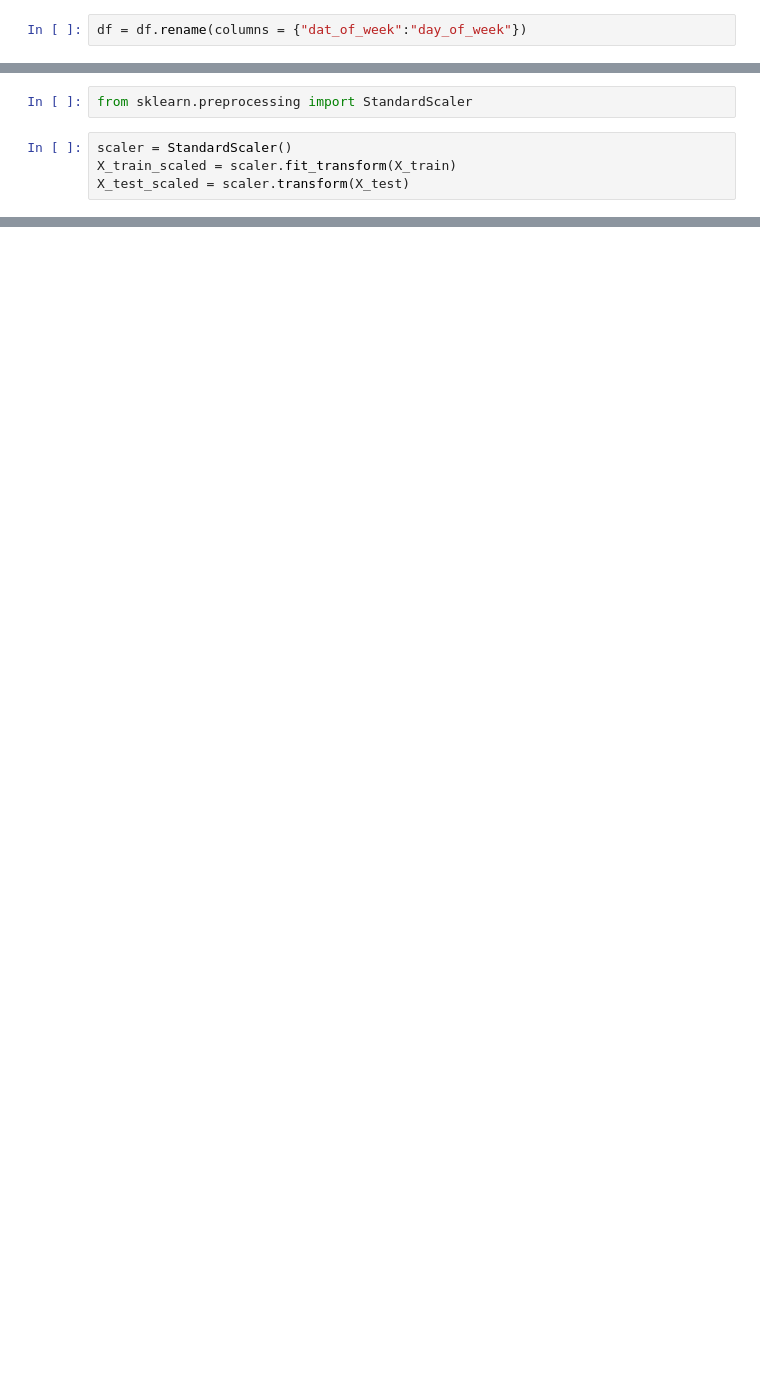
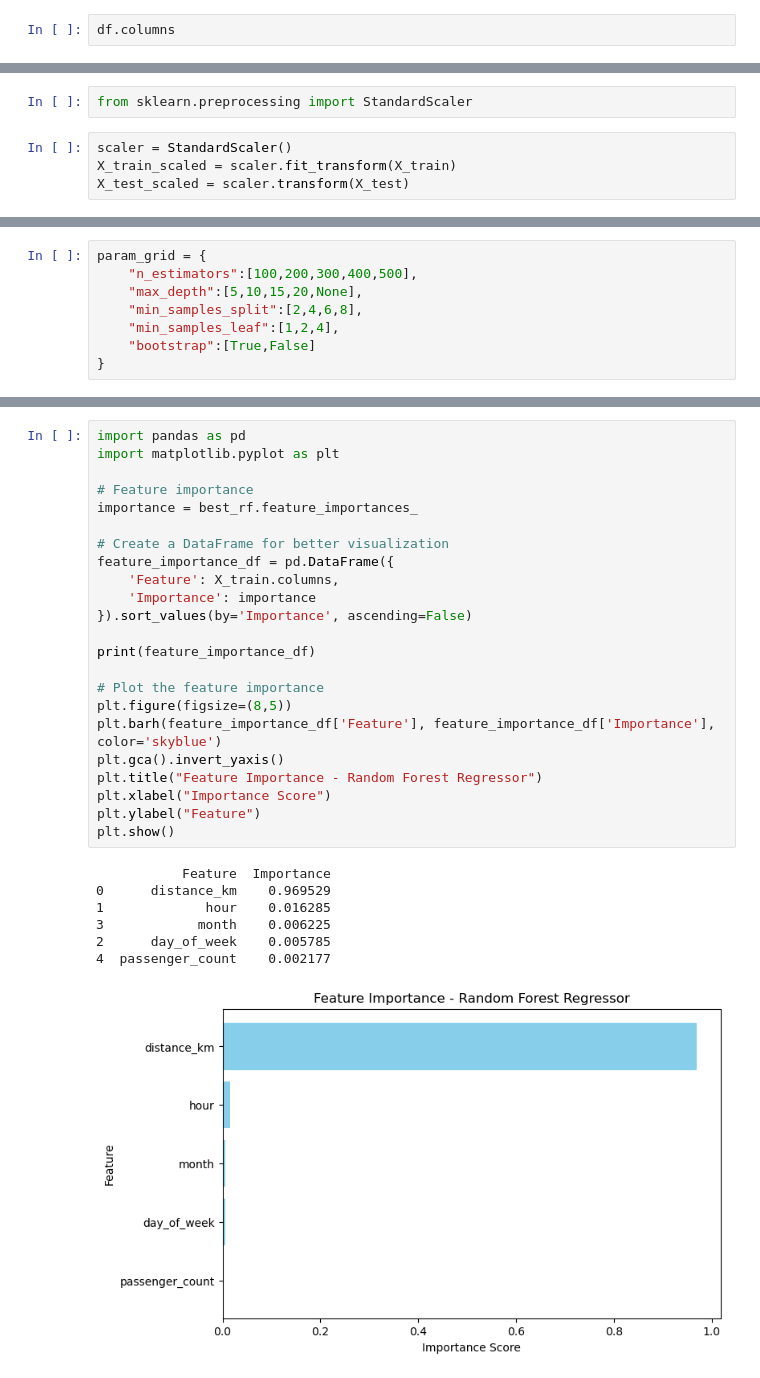
Before and after one commit to Ritik-yadav-934/Predict-the-fare-amount-of-future-rides-using-regression-analysis, a Jupyter notebook: Uber.ipynb, the cells around one changed output, grey strips where cells are left out. Drawn from its saved outputs; the diff is of its cells as text; blank space fills up the shorter version.

```diff
--- a/Uber.ipynb
+++ b/Uber.ipynb
@@ -115,2 +122,2 @@ Index(['key', 'fare_amount', 'pickup_datetime', 'pickup_longitude',
 # %%
-df = df.rename(columns = {"dat_of_week":"day_of_week"})
+df.columns
@@ -174,0 +334,8 @@ plt.show()
+# %%
+param_grid = {
+    "n_estimators":[100,200,300,400,500],
+    "max_depth":[5,10,15,20,None],
+    "min_samples_split":[2,4,6,8],
+    "min_samples_leaf":[1,2,4],
+    "bootstrap":[True,False]
+}
@@ -174,0 +423,31 @@ plt.show()
+# %%
+import pandas as pd
+import matplotlib.pyplot as plt
+
+# Feature importance
+importance = best_rf.feature_importances_
+
+# Create a DataFrame for better visualization
+feature_importance_df = pd.DataFrame({
+    'Feature': X_train.columns,
+    'Importance': importance
+}).sort_values(by='Importance', ascending=False)
+
+print(feature_importance_df)
+
+# Plot the feature importance
+plt.figure(figsize=(8,5))
+plt.barh(feature_importance_df['Feature'], feature_importance_df['Importance'], color='skyblue')
+plt.gca().invert_yaxis()
+plt.title("Feature Importance - Random Forest Regressor")
+plt.xlabel("Importance Score")
+plt.ylabel("Feature")
+plt.show()
+# %% [output]
+           Feature  Importance
+0      distance_km    0.969529
+1             hour    0.016285
+3            month    0.006225
+2      day_of_week    0.005785
+4  passenger_count    0.002177
+[figure, added]
```
Also changed, not shown: parts of 83 cells of this notebook.
